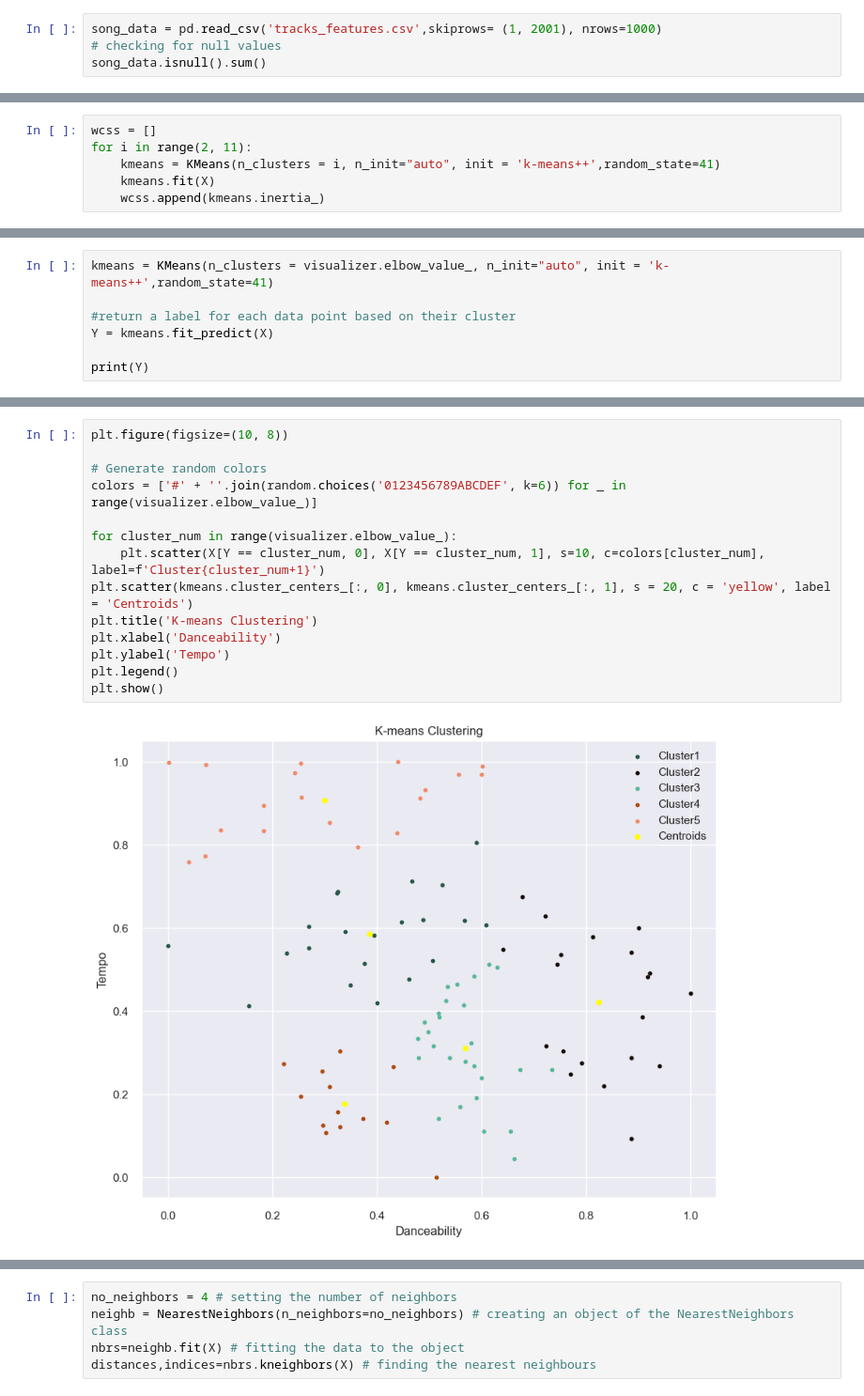
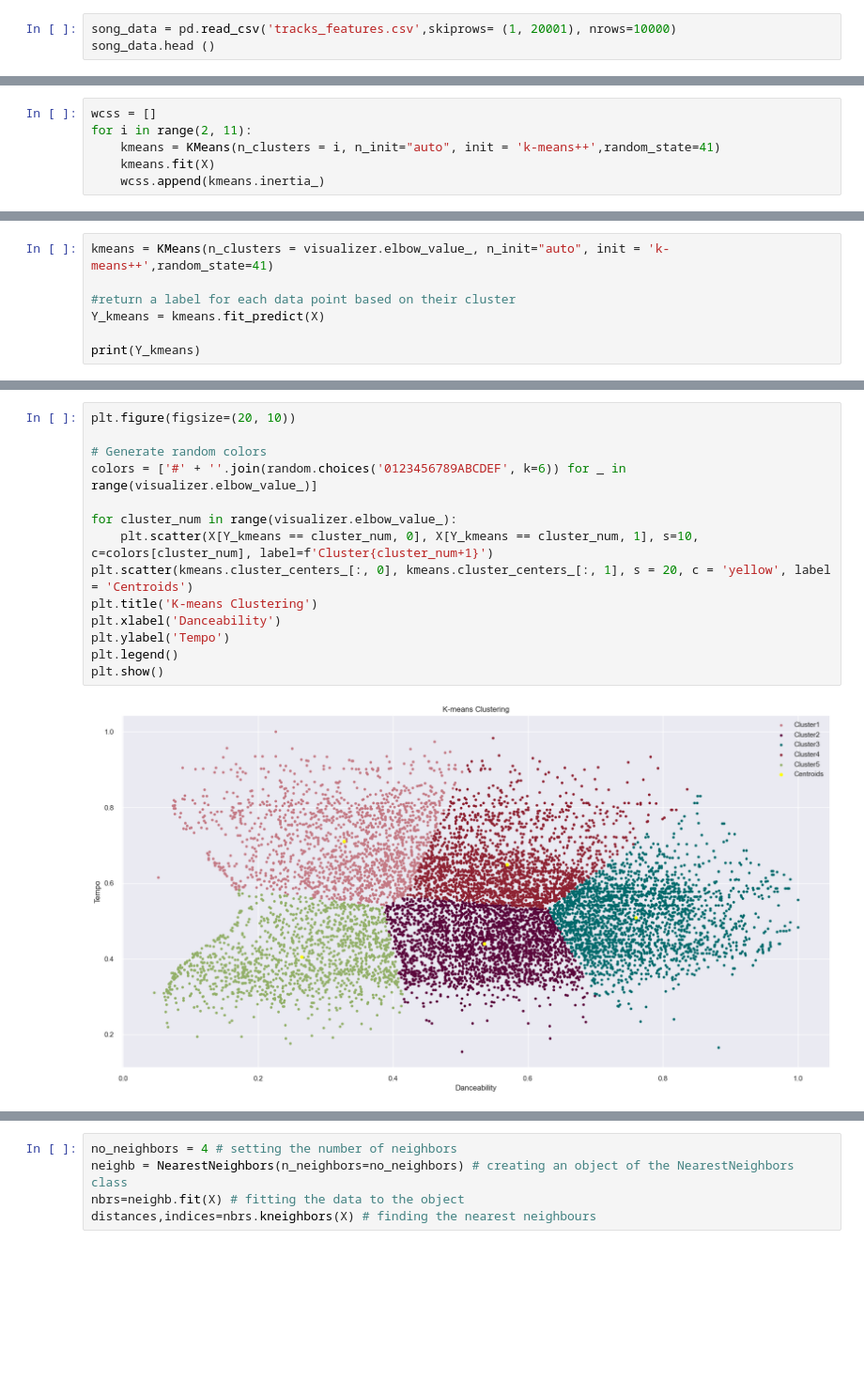
Before and after one commit to huynm116/songs-clustering-project, a Jupyter notebook: clustering.ipynb, the cells around one changed output, grey strips where cells are left out. Shown at 94% size. Cells and saved outputs as stored; diff of their text form; blank space fills up the shorter version.

```diff
--- a/clustering.ipynb
+++ b/clustering.ipynb
@@ -21,5 +21,4 @@ from kneed import KneeLocator
 # %%
-song_data = pd.read_csv('tracks_features.csv',skiprows= (1, 2001), nrows=1000)
-# checking for null values
-song_data.isnull().sum()
+song_data = pd.read_csv('tracks_features.csv',skiprows= (1, 20001), nrows=10000)
+song_data.head ()
 # %% [output]
@@ -132,7 +175,7 @@ visualizer.show()
 kmeans = KMeans(n_clusters = visualizer.elbow_value_, n_init="auto", init = 'k-means++',random_state=41)
 
 #return a label for each data point based on their cluster
-Y = kmeans.fit_predict(X)
+Y_kmeans = kmeans.fit_predict(X)
 
-print(Y)
+print(Y_kmeans)
 # %% [output]
@@ -144,16 +201,16 @@ print(Y)
 # %%
-plt.figure(figsize=(10, 8))
+plt.figure(figsize=(20, 10))
 
 # Generate random colors
 colors = ['#' + ''.join(random.choices('0123456789ABCDEF', k=6)) for _ in range(visualizer.elbow_value_)]
 
 for cluster_num in range(visualizer.elbow_value_):
-    plt.scatter(X[Y == cluster_num, 0], X[Y == cluster_num, 1], s=10, c=colors[cluster_num], label=f'Cluster{cluster_num+1}')
+    plt.scatter(X[Y_kmeans == cluster_num, 0], X[Y_kmeans == cluster_num, 1], s=10, c=colors[cluster_num], label=f'Cluster{cluster_num+1}')
 plt.scatter(kmeans.cluster_centers_[:, 0], kmeans.cluster_centers_[:, 1], s = 20, c = 'yellow', label = 'Centroids')
 plt.title('K-means Clustering')
 plt.xlabel('Danceability')
 plt.ylabel('Tempo')
 plt.legend()
 plt.show()
 # %% [output]
-[figure, old version]
+[figure, new version]
```
Also changed, not shown: parts of 57 cells of this notebook.
